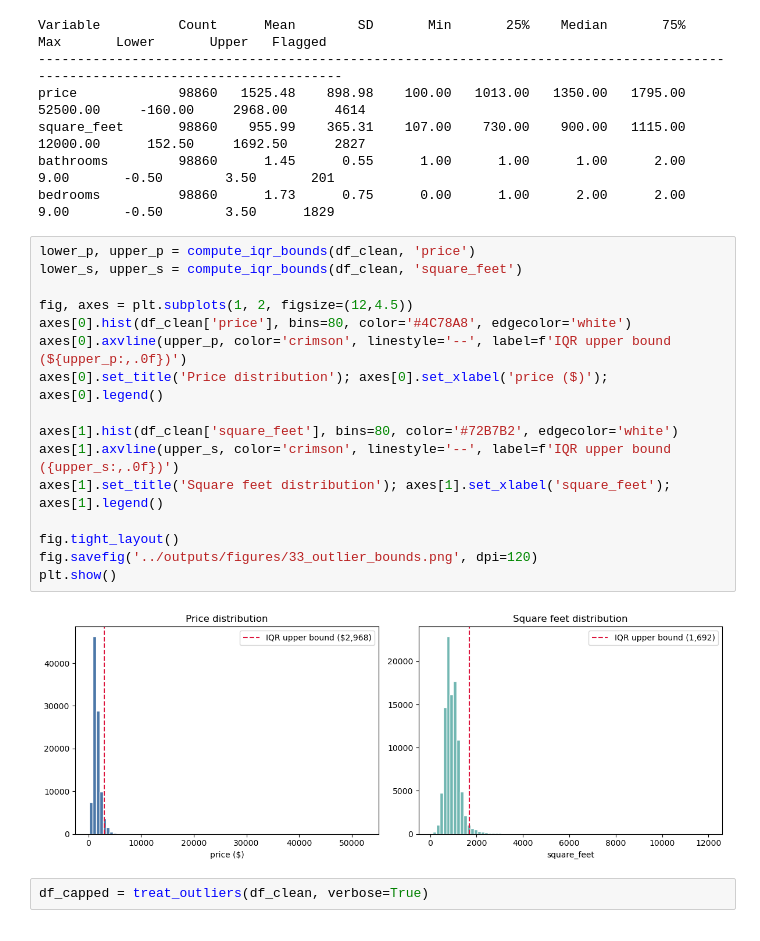
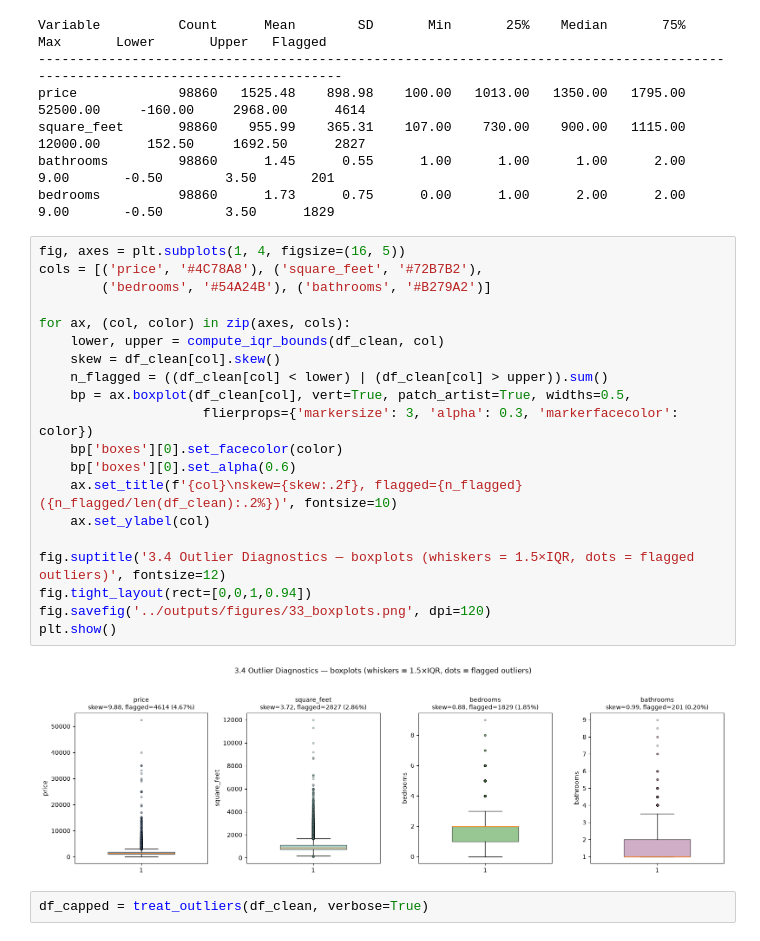
Before and after one commit to jason1ng/apartment_rental_price_prediction, a Jupyter notebook: notebooks/02_data_preparation.ipynb, the cells around one changed output. Drawn from its saved outputs; the diff is of its cells as text.

Commit message:
feat: change outlier hist to boxplot

```diff
--- a/notebooks/02_data_preparation.ipynb
+++ b/notebooks/02_data_preparation.ipynb
@@ -134,23 +134,27 @@ square_feet       98860    955.99    365.31    107.00    730.00    900.00   1115
 bathrooms         98860      1.45      0.55      1.00      1.00      1.00      2.00      9.00       -0.50        3.50       201
 bedrooms          98860      1.73      0.75      0.00      1.00      2.00      2.00      9.00       -0.50        3.50      1829
 # %%
-lower_p, upper_p = compute_iqr_bounds(df_clean, 'price')
-lower_s, upper_s = compute_iqr_bounds(df_clean, 'square_feet')
+fig, axes = plt.subplots(1, 4, figsize=(16, 5))
+cols = [('price', '#4C78A8'), ('square_feet', '#72B7B2'),
+        ('bedrooms', '#54A24B'), ('bathrooms', '#B279A2')]
 
-fig, axes = plt.subplots(1, 2, figsize=(12,4.5))
-axes[0].hist(df_clean['price'], bins=80, color='#4C78A8', edgecolor='white')
-axes[0].axvline(upper_p, color='crimson', linestyle='--', label=f'IQR upper bound (${upper_p:,.0f})')
-axes[0].set_title('Price distribution'); axes[0].set_xlabel('price ($)'); axes[0].legend()
+for ax, (col, color) in zip(axes, cols):
+    lower, upper = compute_iqr_bounds(df_clean, col)
+    skew = df_clean[col].skew()
+    n_flagged = ((df_clean[col] < lower) | (df_clean[col] > upper)).sum()
+    bp = ax.boxplot(df_clean[col], vert=True, patch_artist=True, widths=0.5,
+                     flierprops={'markersize': 3, 'alpha': 0.3, 'markerfacecolor': color})
+    bp['boxes'][0].set_facecolor(color)
+    bp['boxes'][0].set_alpha(0.6)
+    ax.set_title(f'{col}\nskew={skew:.2f}, flagged={n_flagged} ({n_flagged/len(df_clean):.2%})', fontsize=10)
+    ax.set_ylabel(col)
 
-axes[1].hist(df_clean['square_feet'], bins=80, color='#72B7B2', edgecolor='white')
-axes[1].axvline(upper_s, color='crimson', linestyle='--', label=f'IQR upper bound ({upper_s:,.0f})')
-axes[1].set_title('Square feet distribution'); axes[1].set_xlabel('square_feet'); axes[1].legend()
-
-fig.tight_layout()
-fig.savefig('../outputs/figures/33_outlier_bounds.png', dpi=120)
+fig.suptitle('3.4 Outlier Diagnostics — boxplots (whiskers = 1.5×IQR, dots = flagged outliers)', fontsize=12)
+fig.tight_layout(rect=[0,0,1,0.94])
+fig.savefig('../outputs/figures/33_boxplots.png', dpi=120)
 plt.show()
 # %% [output]
-[figure, old version]
+[figure, new version]
 # %%
 df_capped = treat_outliers(df_clean, verbose=True)
 # %% [output]
```
Also changed, not shown: parts of 2 cells of this notebook, 3 other files.
